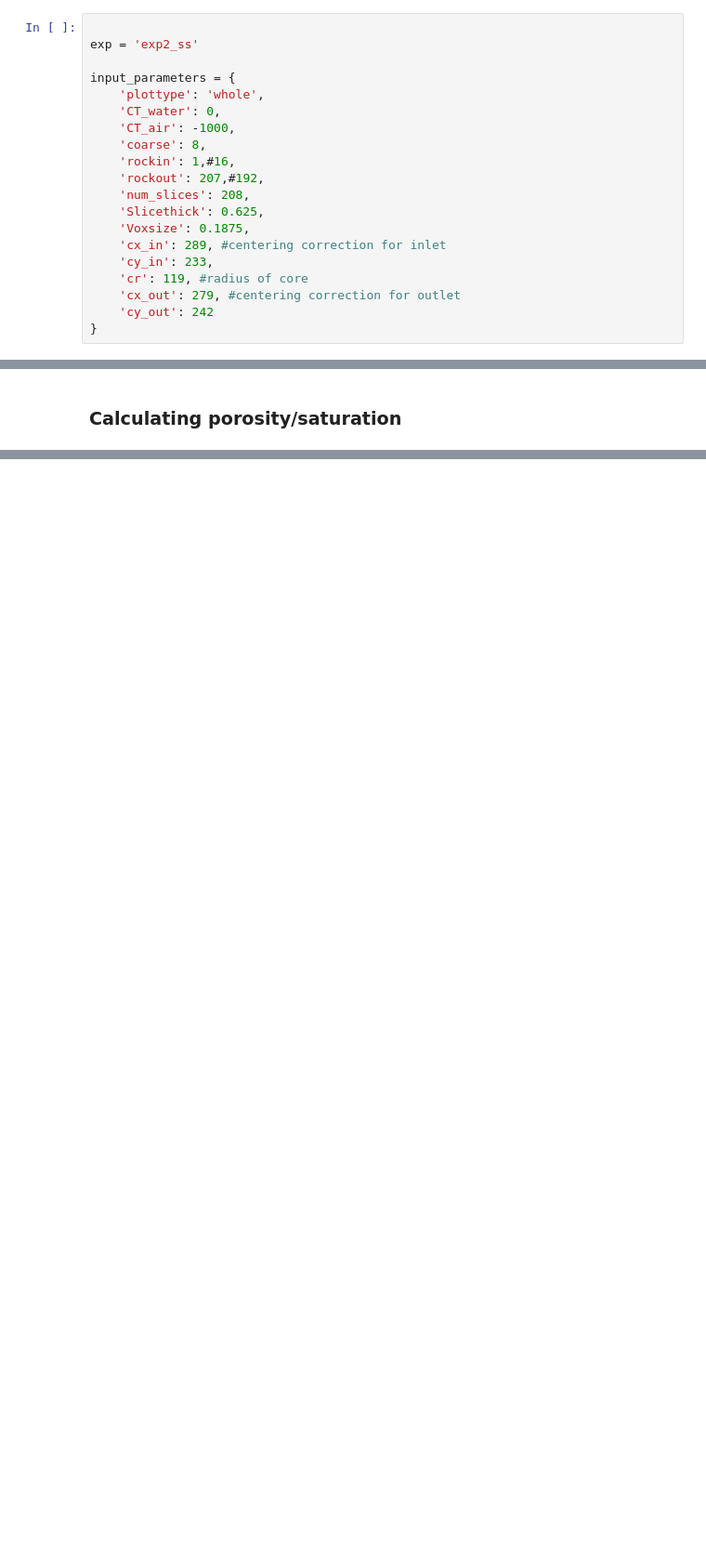
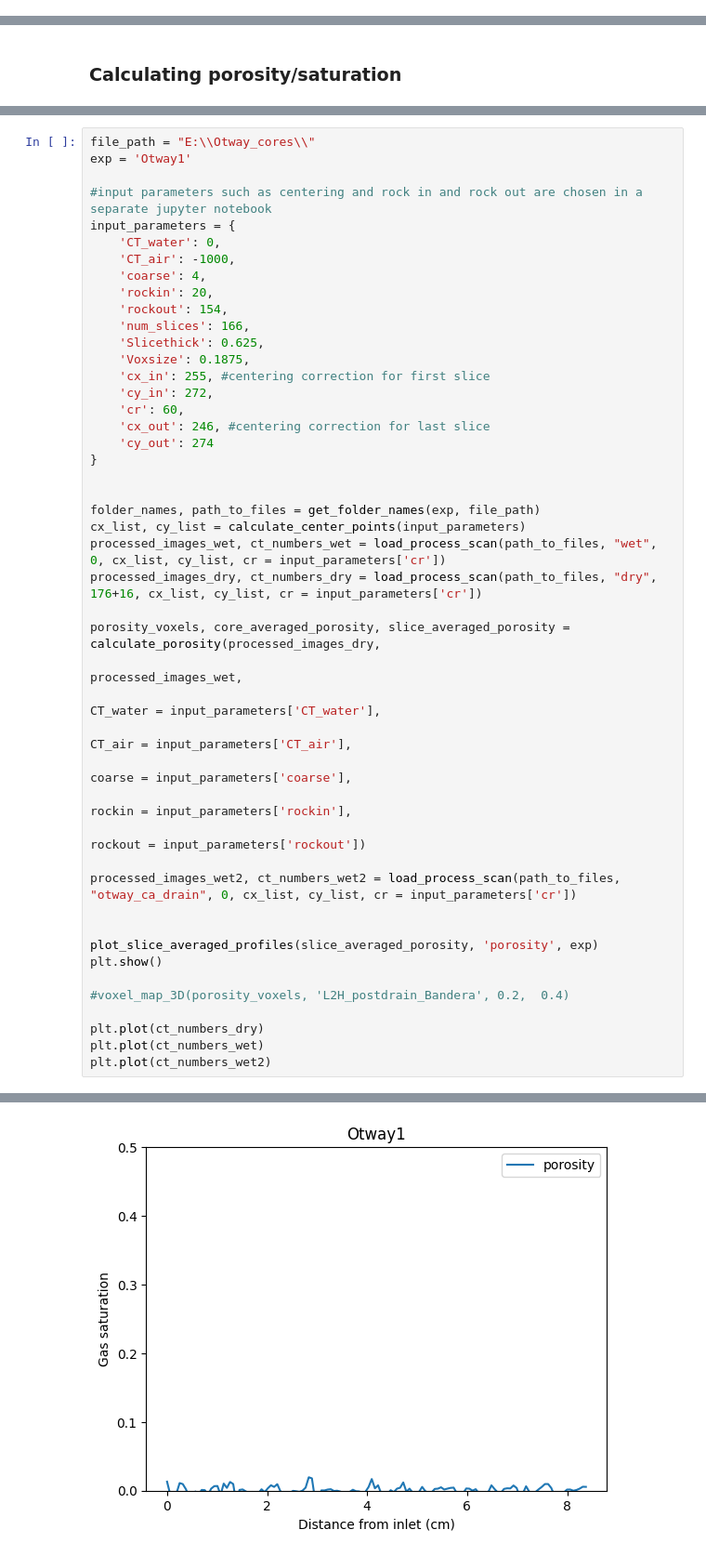
Before and after one commit to cspurin/medical_ct_processing, a Jupyter notebook: medical_CT_processing.ipynb, the cells around one changed output, grey strips where cells are left out. Shown at 93% size. Drawn from its saved outputs; the diff is of its cells as text; blank space fills up the shorter version.

```diff
--- a/medical_CT_processing.ipynb
+++ b/medical_CT_processing.ipynb
@@ -58,20 +17,0 @@ Color Map 3 (clm): [[0.93387425, 0.78782964, 0.43488845], [0.93346858, 0.7793103
-# %%
-
-exp = 'exp2_ss'
-
-input_parameters = {
-    'plottype': 'whole',
-    'CT_water': 0,
-    'CT_air': -1000,
-    'coarse': 8,
-    'rockin': 1,#16,
-    'rockout': 207,#192,
-    'num_slices': 208,
-    'Slicethick': 0.625,
-    'Voxsize': 0.1875,
-    'cx_in': 289, #centering correction for inlet
-    'cy_in': 233,
-    'cr': 119, #radius of core
-    'cx_out': 279, #centering correction for outlet
-    'cy_out': 242
-}
@@ -343,0 +391,47 @@ interactive(children=(IntSlider(value=1, description='Downsample Rate:', max=5,
+# %%
+file_path = "E:\\Otway_cores\\"
+exp = 'Otway1'
+
+#input parameters such as centering and rock in and rock out are chosen in a separate jupyter notebook
+input_parameters = {
+    'CT_water': 0,
+    'CT_air': -1000,
+    'coarse': 4,
+    'rockin': 20,
+    'rockout': 154,
+    'num_slices': 166,
+    'Slicethick': 0.625,
+    'Voxsize': 0.1875,
+    'cx_in': 255, #centering correction for first slice
+    'cy_in': 272,
+    'cr': 60,
+    'cx_out': 246, #centering correction for last slice
+    'cy_out': 274
+}
+
+
+folder_names, path_to_files = get_folder_names(exp, file_path)
+cx_list, cy_list = calculate_center_points(input_parameters)
+processed_images_wet, ct_numbers_wet = load_process_scan(path_to_files, "wet", 0, cx_list, cy_list, cr = input_parameters['cr'])
+processed_images_dry, ct_numbers_dry = load_process_scan(path_to_files, "dry", 176+16, cx_list, cy_list, cr = input_parameters['cr'])
+
+porosity_voxels, core_averaged_porosity, slice_averaged_porosity = calculate_porosity(processed_images_dry,
+                                                                                      processed_images_wet,
+                                                                                      CT_water = input_parameters['CT_water'],
+                                                                                      CT_air = input_parameters['CT_air'],
+                                                                                      coarse = input_parameters['coarse'],
+                                                                                      rockin = input_parameters['rockin'],
+                                                                                      rockout = input_parameters['rockout'])
+
+processed_images_wet2, ct_numbers_wet2 = load_process_scan(path_to_files, "otway_ca_drain", 0, cx_list, cy_list, cr = input_parameters['cr'])
+
+
+plot_slice_averaged_profiles(slice_averaged_porosity, 'porosity', exp)
+plt.show()
+
+#voxel_map_3D(porosity_voxels, 'L2H_postdrain_Bandera', 0.2,  0.4)
+
+plt.plot(ct_numbers_dry)
+plt.plot(ct_numbers_wet)
+plt.plot(ct_numbers_wet2)
+# %% [output]
@@ -343,0 +441 @@ interactive(children=(IntSlider(value=1, description='Downsample Rate:', max=5,
+[figure, added]
```
Also changed, not shown: parts of 28 cells of this notebook, 1 other file.
